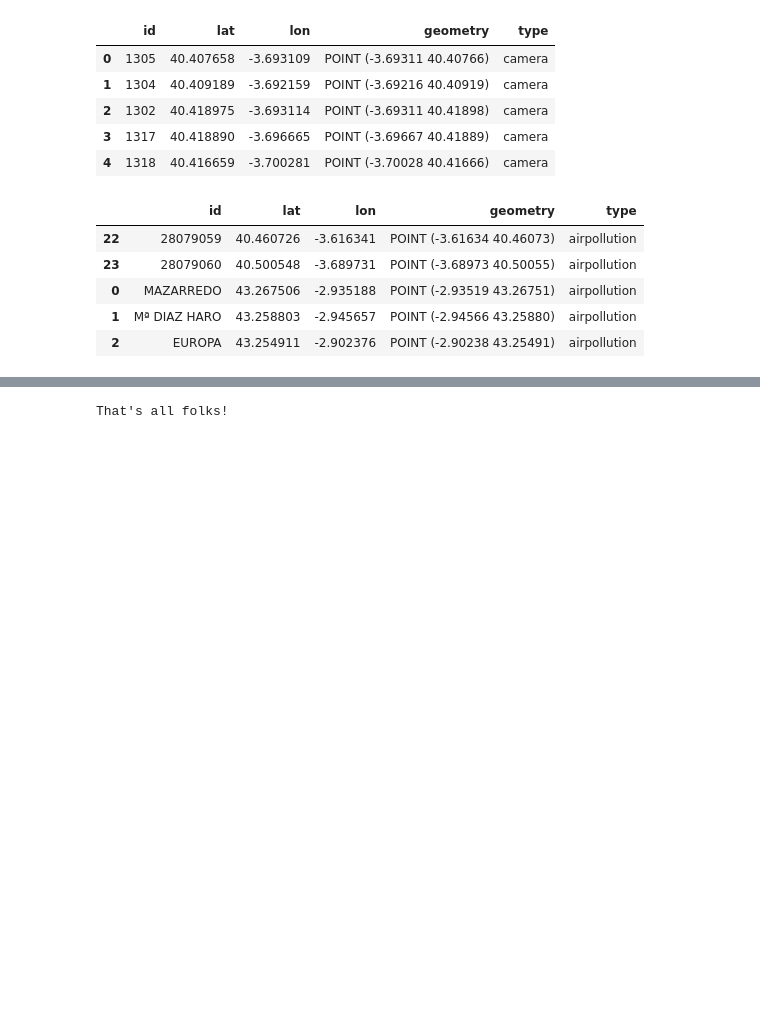
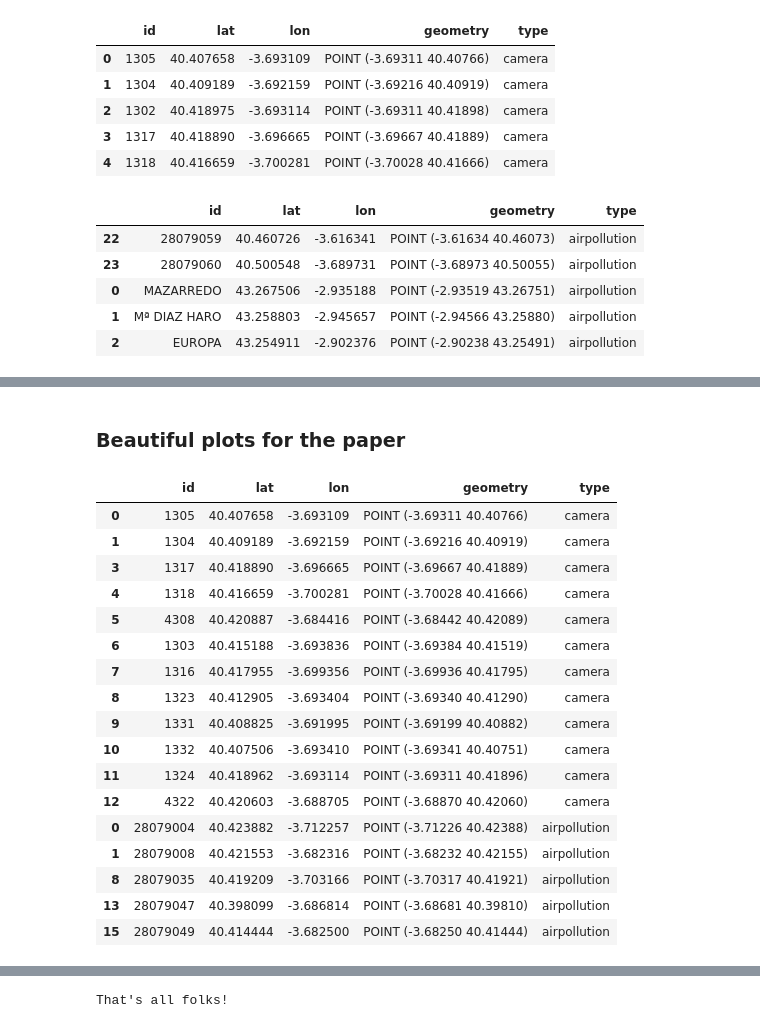
Before and after one commit to fterroso/airpollution_gnn_uca_upct, a Jupyter notebook: 01_data_preprocessing.ipynb, the cells around one changed output, grey strips where cells are left out. Cells and saved outputs as stored; diff of their text form; code cells hidden in the pictures; blank space fills up the shorter version.

```diff
--- a/01_data_preprocessing.ipynb
+++ b/01_data_preprocessing.ipynb
@@ -278,3 +293,27 @@ target_ap_bilbao=['MAZARREDO', 'M_DIAZ_HARO']
 target_trf_bilbao='37 42 8 41 4 30 68 69 52 44 5  32 33 34 35 65 72'.split()
 # %%
 sensors_gdf.to_file(os.path.join(data_path,'01_sensors_location.geojson'), driver='GeoJSON')
+# %% [markdown]
+### Beautiful plots for the paper
+# %%
+madrid_to_show_gdf = sensors_gdf[(sensors_gdf['id'].isin(target_ap_madrid)) | (sensors_gdf['id'].isin(target_trf_madrid))]
+madrid_to_show_gdf
+# %% [output]
+|  | id | lat | lon | geometry | type |
+| 0 | 1305 | 40.407658 | -3.693109 | POINT (-3.69311 40.40766) | camera |
+| 1 | 1304 | 40.409189 | -3.692159 | POINT (-3.69216 40.40919) | camera |
+| 3 | 1317 | 40.418890 | -3.696665 | POINT (-3.69667 40.41889) | camera |
+| 4 | 1318 | 40.416659 | -3.700281 | POINT (-3.70028 40.41666) | camera |
+| 5 | 4308 | 40.420887 | -3.684416 | POINT (-3.68442 40.42089) | camera |
+| 6 | 1303 | 40.415188 | -3.693836 | POINT (-3.69384 40.41519) | camera |
+| 7 | 1316 | 40.417955 | -3.699356 | POINT (-3.69936 40.41795) | camera |
+| 8 | 1323 | 40.412905 | -3.693404 | POINT (-3.69340 40.41290) | camera |
+| 9 | 1331 | 40.408825 | -3.691995 | POINT (-3.69199 40.40882) | camera |
+| 10 | 1332 | 40.407506 | -3.693410 | POINT (-3.69341 40.40751) | camera |
+| 11 | 1324 | 40.418962 | -3.693114 | POINT (-3.69311 40.41896) | camera |
+| 12 | 4322 | 40.420603 | -3.688705 | POINT (-3.68870 40.42060) | camera |
+| 0 | 28079004 | 40.423882 | -3.712257 | POINT (-3.71226 40.42388) | airpollution |
+| 1 | 28079008 | 40.421553 | -3.682316 | POINT (-3.68232 40.42155) | airpollution |
+| 8 | 28079035 | 40.419209 | -3.703166 | POINT (-3.70317 40.41921) | airpollution |
+| 13 | 28079047 | 40.398099 | -3.686814 | POINT (-3.68681 40.39810) | airpollution |
+| 15 | 28079049 | 40.414444 | -3.682500 | POINT (-3.68250 40.41444) | airpollution |
```
Also changed, not shown: parts of 12 cells of this notebook.
